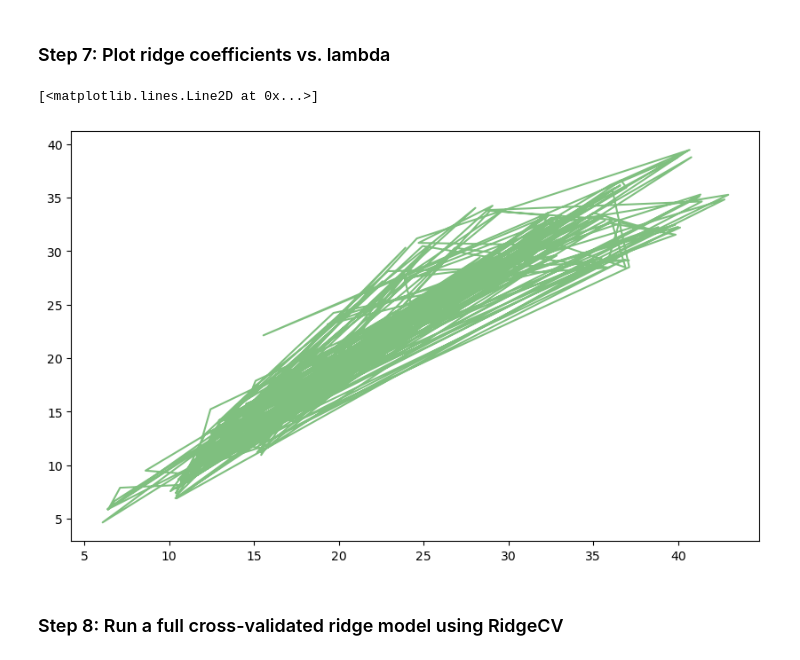
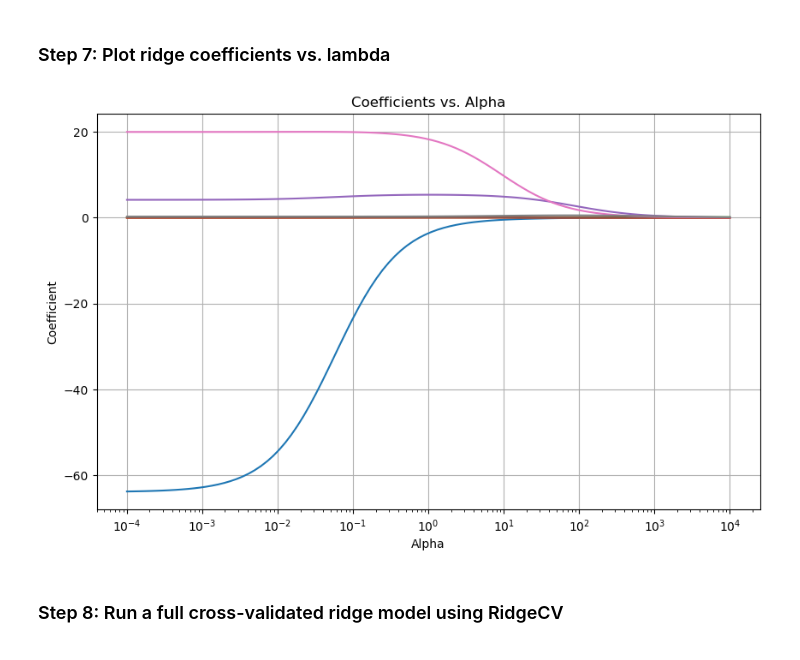
Before and after one commit to Aoverbye/EDS232-labs, a Jupyter notebook: Week2/Lab2-energy-efficiency.ipynb, the cells around one changed output. Cells and saved outputs as stored; diff of their text form; code cells hidden in the pictures.

```diff
--- a/Week2/Lab2-energy-efficiency.ipynb
+++ b/Week2/Lab2-energy-efficiency.ipynb
@@ -195,8 +184,7 @@ Test MSE with best alpha: 9.547
 ### Step 6: Fit ridge models to a large range of alpha values
 Now we are going to dig a little deeper to see alpha's effect on the model coefficients. Let's define a larger range of alphas to try on a log scale with np.logspace(). Let's use 100 values ranging between -4 and 4.  Then using a for loop, we'll fit a Ridge model for each of those values of alpha, appending each model's coefficients (`coefficients.append()`) as we go.
 # %%
-# Define alphas for ridge regression.  Initialize an empty list to hold our coefficients
-# The log space divides up we are evenly spacing values btw log of -4 and 4^10?
+# Define alphas for ridge regression. Initialize an empty list to hold our coefficients
 alphas = np.logspace(-4, 4, num= 100) # Alphas from 0.0001 to 10,000
 coefficients = []
 
@@ -206,5 +194,5 @@ for alpha in alphas:
     ridge.fit(X_train, y_train)
     coefficients.append(ridge.coef_)
 
-#coefficients =
-print(coefficients)
+# Convert coefficients to numpyarray
+coefficients = np.array(coefficients)
@@ -229,13 +199,26 @@ print(coefficients)
 # %% [markdown]
 ### Step 7: Plot ridge coefficients vs. lambda
 # %%
+# Plot coefficients vs. alpha values
+plt.figure(figsize=(10, 6))
+# For loop to plot coef v alphas
+for i in range(coefficients.shape[1]):
+    plt.plot(alphas, coefficients[:, i], label=f'Feature {i+1}')
 
-# Plot coefficients vs. alpha. Another for loop may be in order
-plt.figure(figsize=(10, 6))
-plt.plot(y_test, y_test_pred_cv, alpha=0.5, color='green')
+# Set x-axis to log scale
+plt.xscale('log')
+
+# Label parts of the graph
+plt.xlabel('Alpha')
+plt.ylabel('Coefficient')
+plt.title('Coefficients vs. Alpha')
+
+# Add background grid
+plt.grid(True)
+
+plt.show()
 # %% [output]
-[<matplotlib.lines.Line2D at 0x...>]
-[figure, old version]
+[figure, new version]
 # %% [markdown]
 ### Step 8: Run a full cross-validated ridge model using RidgeCV
 # %%
```
Also changed, not shown: parts of 10 cells of this notebook, 1 other file.
